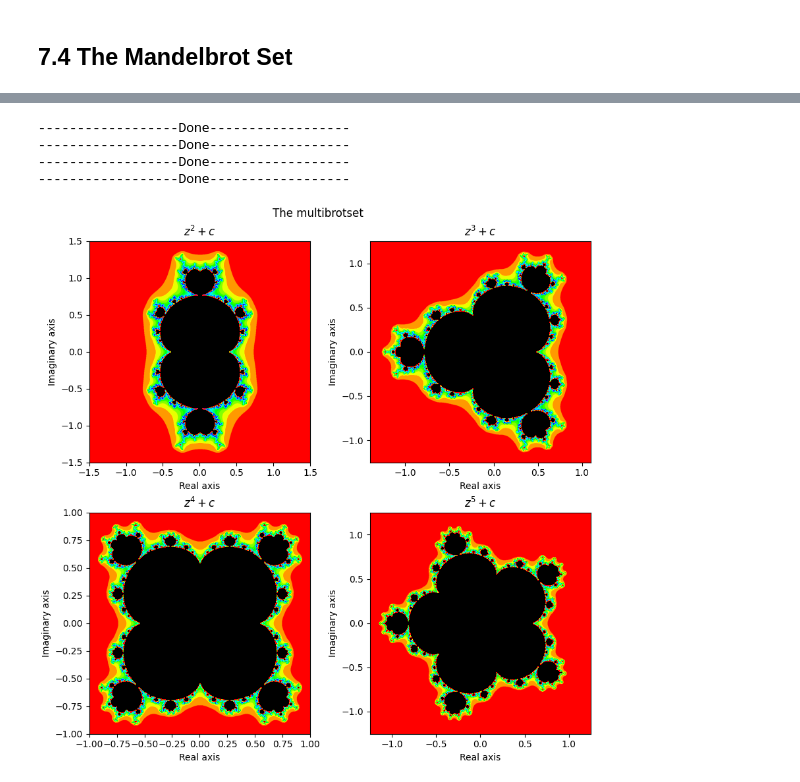
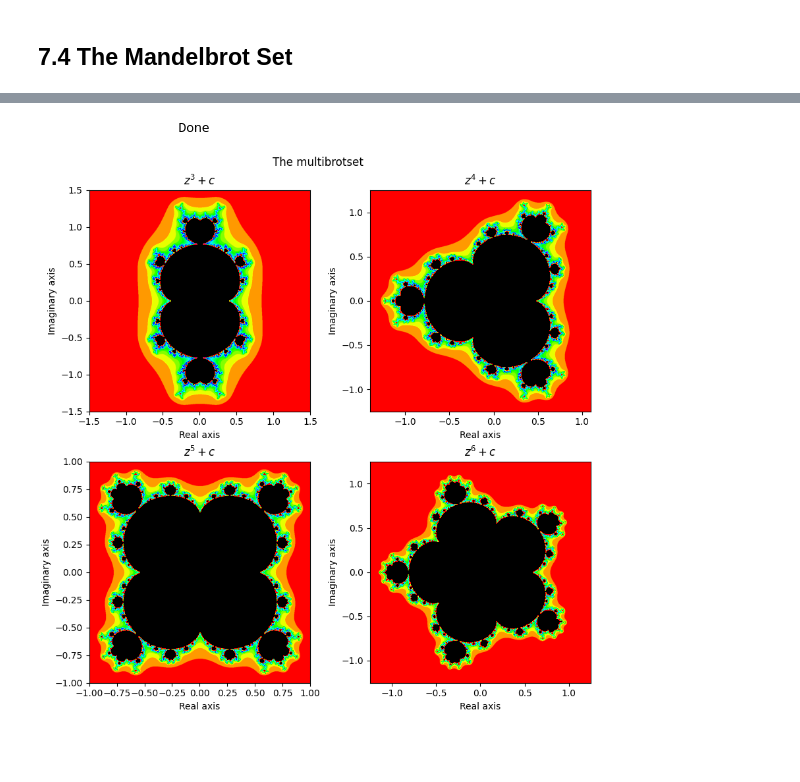
Before and after one commit to viktor40/Introductory-Biophysics, a Jupyter notebook: Exercises set 7.ipynb, the cells around one changed output, grey strips where cells are left out. Cells and saved outputs as stored; diff of their text form; code cells hidden in the pictures; blank space fills up the shorter version.

```diff
--- a/Exercises set 7.ipynb
+++ b/Exercises set 7.ipynb
@@ -619,5 +573,6 @@ def plot_fractal(axes, size, x_min_l, x_max_l, y_min_l, y_max_l, max_iter, thres
 # %%
 f13, axes13 = plt.subplots(nrows=2, ncols=2, figsize=(8.5, 8.5), constrained_layout=True)
 f13.suptitle("The mandelbrotset")
-plot_fractal(axes13, **plot_cst, **brot_cst)
+for ax, x_min, x_max, y_min, y_max in zip(axes13.ravel(), *(brot_cst.values())):
+    plot_fractal(ax, x_min, x_max, y_min, y_max, **plot_cst)
 # %% [output]
@@ -629,14 +581,18 @@ plot_fractal(axes13, **plot_cst, **brot_cst)
 # %%
+multi_brot_cst = {
+    'x_min_l': [-1.5, -1.4, -1, -1.25],
+    'x_max_l': [1.5, 1.1, 1, 1.25],
+    'y_min_l': [-1.5, -1.25, -1, -1.25],
+    'y_max_l': [1.5, 1.25, 1, 1.25],
+}
+
 f14, axes14 = plt.subplots(nrows=2, ncols=2, figsize=(8.5, 8.5), constrained_layout=True)
 f14.suptitle("The multibrotset")
-plot_fractal(axes14, **plot_cst, **multi_brot_cst)
-for ax, n in zip(axes14.ravel(), range(2, 11)):
-    ax.set_title('$z^{' + f'{n}' + '} + c$')
+for n, (ax, x_min, x_max, y_min, y_max) in enumerate(zip(axes14.ravel(), *(multi_brot_cst.values()))):
+    plot_fractal(ax, x_min, x_max, y_min, y_max, **plot_cst, func=partial(multibrot, n=n+3))
+    ax.set_title('$z^{' + f'{n+3}' + '} + c$')
 plt.show()
 # %% [output]
-------------------Done------------------
-------------------Done------------------
-------------------Done------------------
-------------------Done------------------
+                  Done
-[figure, old version]
+[figure, new version]
 # %%
```
Also changed, not shown: parts of 8 cells of this notebook.
